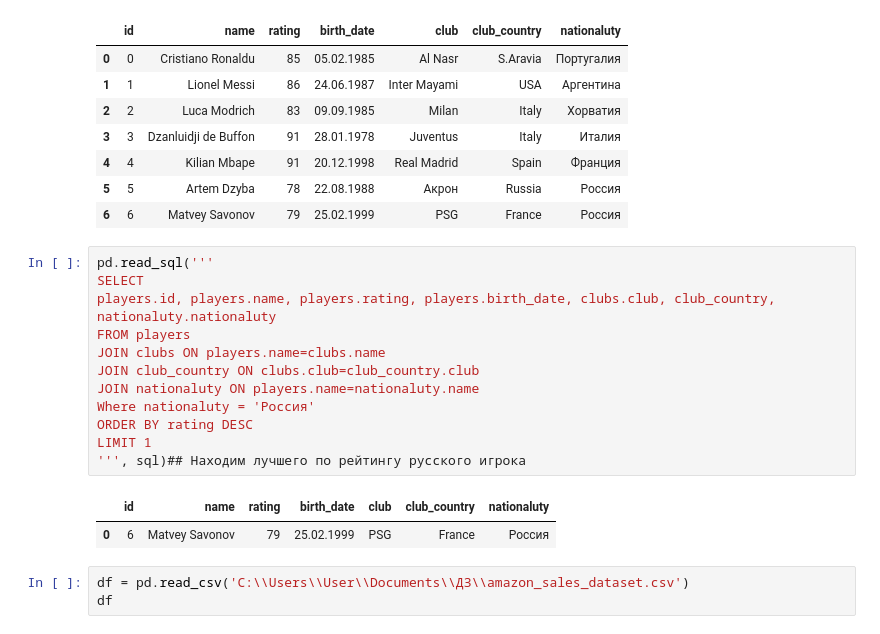
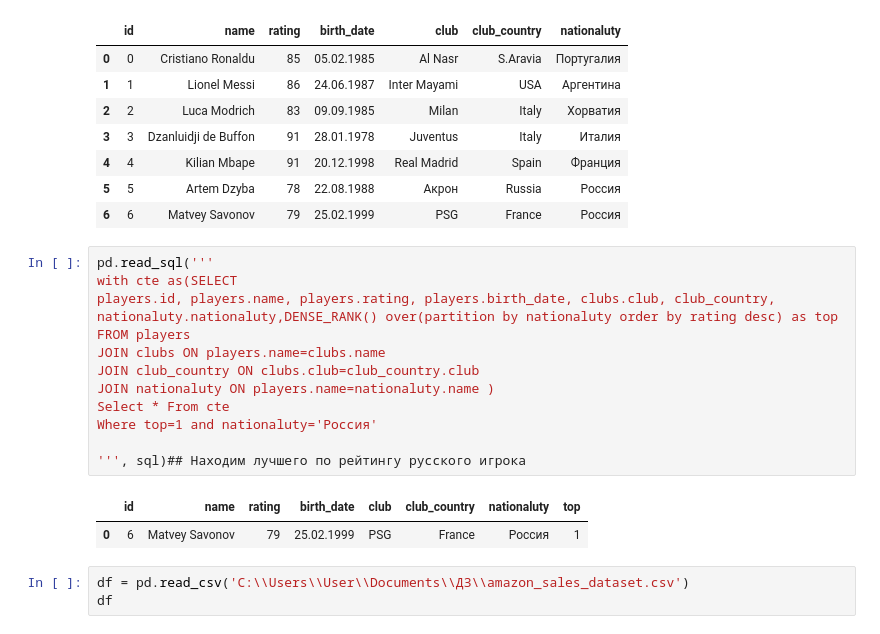
Before and after one commit to Megamozkul/test-repository, a Jupyter notebook: dz5(sql).ipynb, the cells around one changed output. Drawn from its saved outputs; the diff is of its cells as text.

```diff
--- a/dz5(sql).ipynb
+++ b/dz5(sql).ipynb
@@ -162,19 +162,19 @@ JOIN nationaluty ON players.name=nationaluty.name
 | 6 | 6 | Matvey Savonov | 79 | 25.02.1999 | PSG | France | Россия |
 # %%
 pd.read_sql('''
-SELECT
-players.id, players.name, players.rating, players.birth_date, clubs.club, club_country, nationaluty.nationaluty
+with cte as(SELECT
+players.id, players.name, players.rating, players.birth_date, clubs.club, club_country, nationaluty.nationaluty,DENSE_RANK() over(partition by nationaluty order by rating desc) as top
 FROM players
 JOIN clubs ON players.name=clubs.name
 JOIN club_country ON clubs.club=club_country.club
-JOIN nationaluty ON players.name=nationaluty.name
-Where nationaluty = 'Россия'
-ORDER BY rating DESC
-LIMIT 1
+JOIN nationaluty ON players.name=nationaluty.name )
+Select * From cte
+Where top=1 and nationaluty='Россия'
+
 ''', sql)## Находим лучшего по рейтингу русского игрока
 # %% [output]
-|  | id | name | rating | birth_date | club | club_country | nationaluty |
-| 0 | 6 | Matvey Savonov | 79 | 25.02.1999 | PSG | France | Россия |
+|  | id | name | rating | birth_date | club | club_country | nationaluty | top |
+| 0 | 6 | Matvey Savonov | 79 | 25.02.1999 | PSG | France | Россия | 1 |
 # %%
 df = pd.read_csv('C:\\Users\\User\\Documents\\ДЗ\\amazon_sales_dataset.csv')
 df
```
Also changed, not shown: parts of 6 cells of this notebook.
